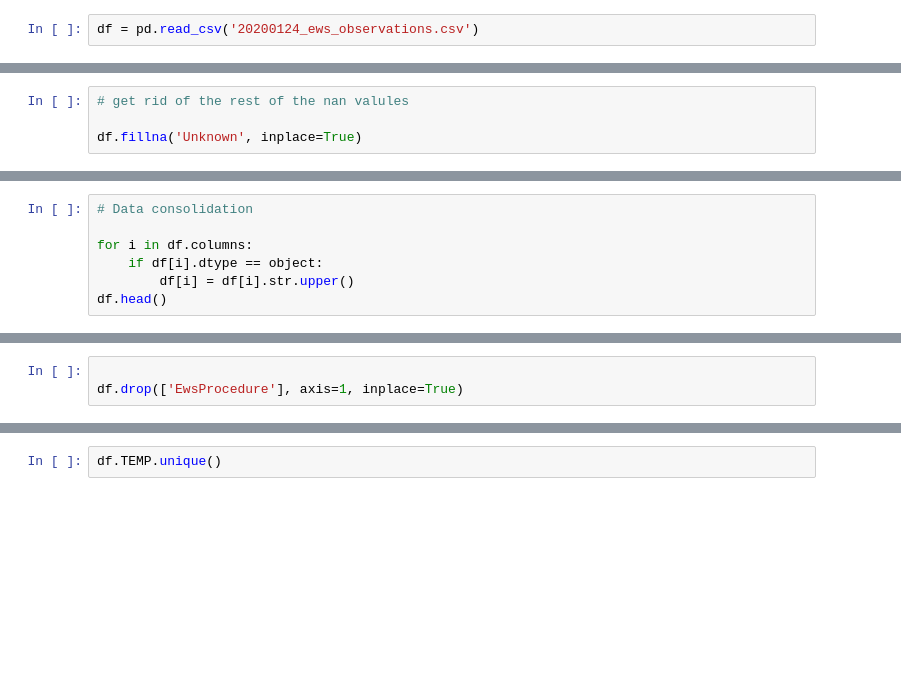
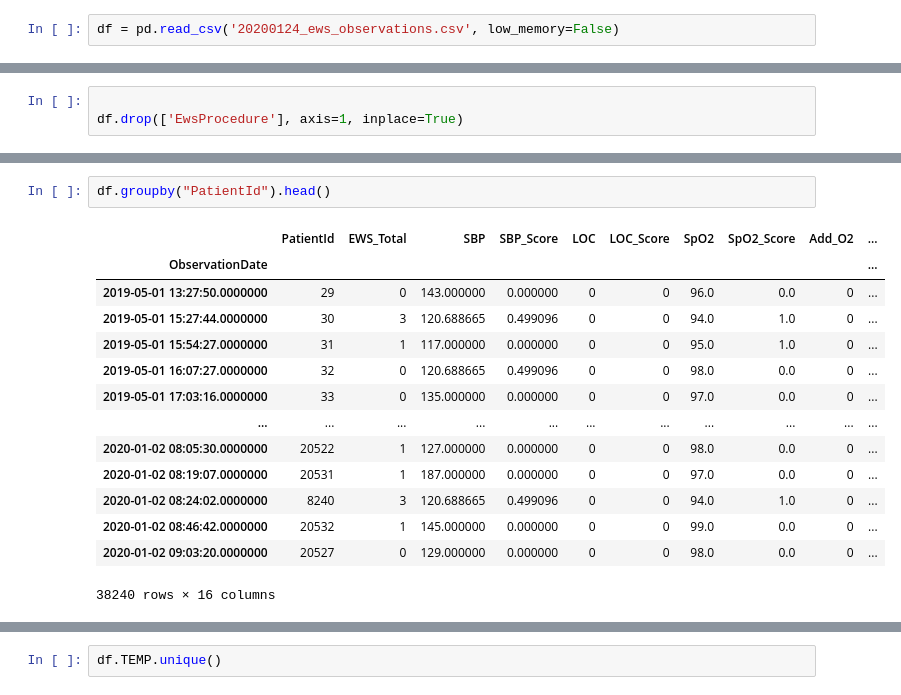
Before and after one commit to maryelo/Arinti---EWS-score---Project-, a Jupyter notebook: ews_score.ipynb, the cells around one changed output, grey strips where cells are left out. Saved outputs shown, nothing was run; the diff lists cells and outputs as text; blank space fills up the shorter version.

```diff
--- a/ews_score.ipynb
+++ b/ews_score.ipynb
@@ -5,7 +5,7 @@ import seaborn as sns
 import matplotlib.pyplot as plt
 %matplotlib inline
 # %%
-df = pd.read_csv('20200124_ews_observations.csv')
+df = pd.read_csv('20200124_ews_observations.csv', low_memory=False)
 # %%
 df.head(20)
 # %% [output]
@@ -170,4 +165,0 @@ df.isnull().sum().sum() # check the total amount of NaN values in the dataset
-# %%
-# get rid of the rest of the nan valules
-
-df.fillna('Unknown', inplace=True)
@@ -241,7 +190,0 @@ dtype: object
-# %%
-# Data consolidation
-
-for i in df.columns:
-    if df[i].dtype == object:
-        df[i] = df[i].str.upper()
-df.head()
@@ -276 +265,18 @@ df[ObservationDate].shape()
+# %%
+df.groupby("PatientId").head()
+# %% [output]
+|  | PatientId | EWS_Total | SBP | SBP_Score | LOC | LOC_Score | SpO2 | SpO2_Score | Add_O2 | ... |
+| ObservationDate |  |  |  |  |  |  |  |  |  | ... |
+| 2019-05-01 13:27:50.0000000 | 29 | 0 | 143.000000 | 0.000000 | 0 | 0 | 96.0 | 0.0 | 0 | ... |
+| 2019-05-01 15:27:44.0000000 | 30 | 3 | 120.688665 | 0.499096 | 0 | 0 | 94.0 | 1.0 | 0 | ... |
+| 2019-05-01 15:54:27.0000000 | 31 | 1 | 117.000000 | 0.000000 | 0 | 0 | 95.0 | 1.0 | 0 | ... |
+| 2019-05-01 16:07:27.0000000 | 32 | 0 | 120.688665 | 0.499096 | 0 | 0 | 98.0 | 0.0 | 0 | ... |
+| 2019-05-01 17:03:16.0000000 | 33 | 0 | 135.000000 | 0.000000 | 0 | 0 | 97.0 | 0.0 | 0 | ... |
+| ... | ... | ... | ... | ... | ... | ... | ... | ... | ... | ... |
+| 2020-01-02 08:05:30.0000000 | 20522 | 1 | 127.000000 | 0.000000 | 0 | 0 | 98.0 | 0.0 | 0 | ... |
+| 2020-01-02 08:19:07.0000000 | 20531 | 1 | 187.000000 | 0.000000 | 0 | 0 | 97.0 | 0.0 | 0 | ... |
+| 2020-01-02 08:24:02.0000000 | 8240 | 3 | 120.688665 | 0.499096 | 0 | 0 | 94.0 | 1.0 | 0 | ... |
+| 2020-01-02 08:46:42.0000000 | 20532 | 1 | 145.000000 | 0.000000 | 0 | 0 | 99.0 | 0.0 | 0 | ... |
+| 2020-01-02 09:03:20.0000000 | 20527 | 0 | 129.000000 | 0.000000 | 0 | 0 | 98.0 | 0.0 | 0 | ... |
+38240 rows × 16 columns
 # %%
```
Also changed, not shown: parts of 34 cells of this notebook, 1 other file.
